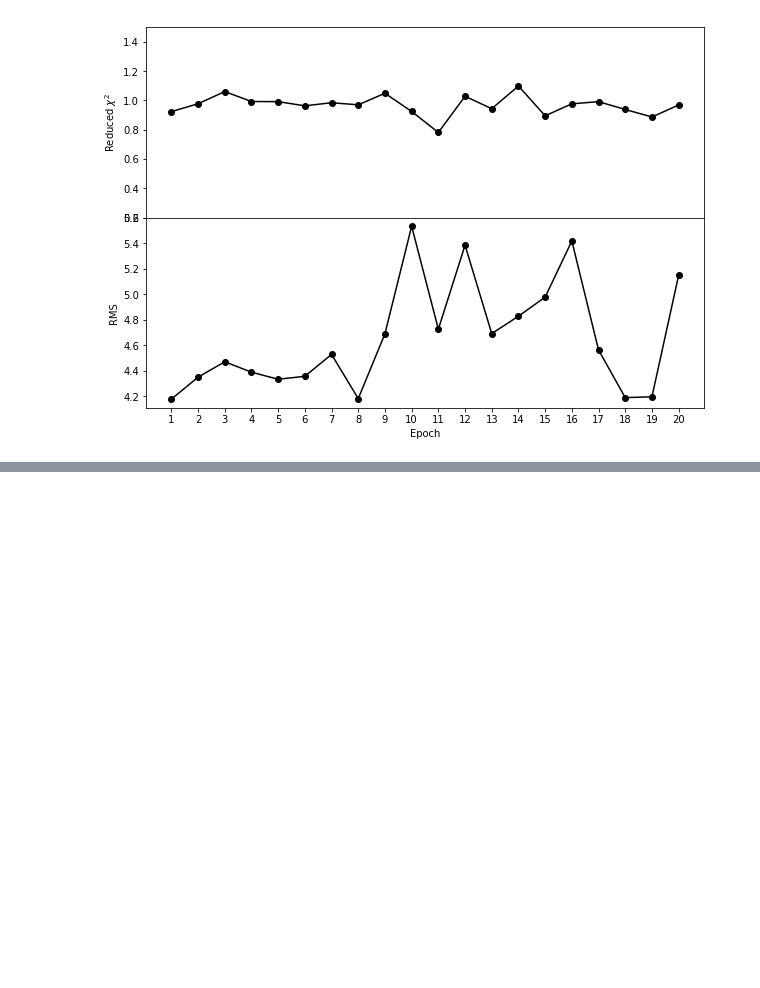
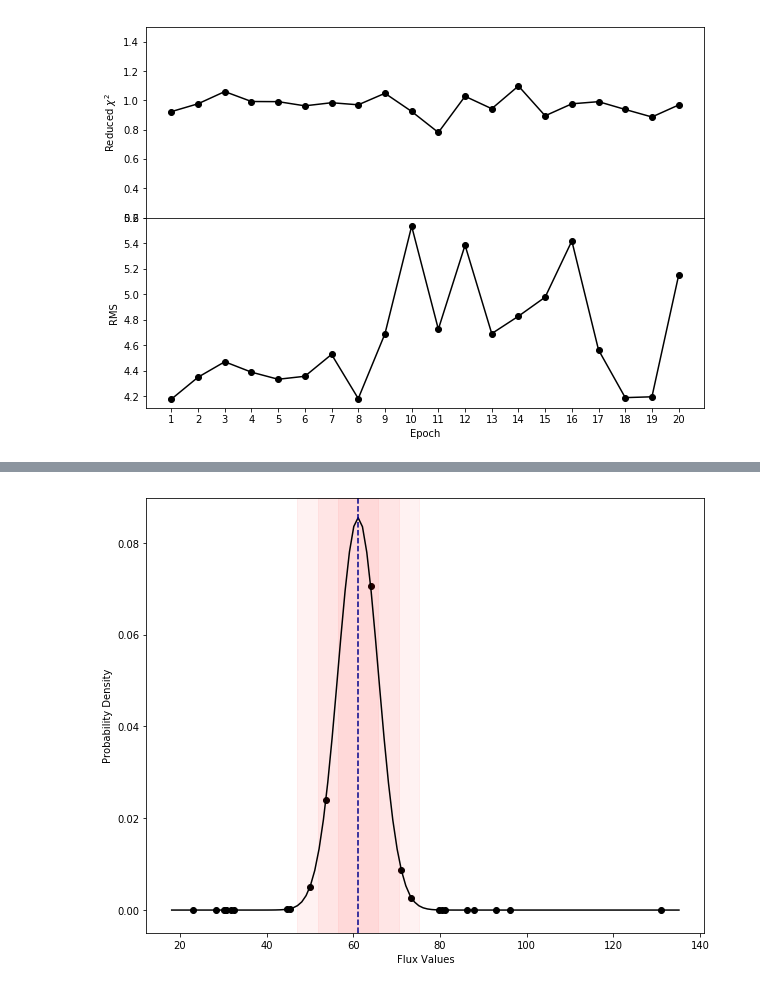
Before and after one commit to rvanlinge/radio_project, a Jupyter notebook: Statistical testing.ipynb, the cells around one changed output, grey strips where cells are left out. Cells and saved outputs as stored; diff of their text form; code cells hidden in the pictures; blank space fills up the shorter version.

```diff
--- a/Statistical testing.ipynb
+++ b/Statistical testing.ipynb
@@ -179,0 +490,14 @@ dt
+# %%
+x_axis = np.arange(np.amin(e13['re'])-5,np.amax(e13['re']+5),1)
+plt.figure(figsize=(10,8))
+plt.plot(x_axis,scipy.stats.norm.pdf(x_axis,mean,std),color='k')
+plt.scatter(e13['re'],scipy.stats.norm.pdf(e13['re'],mean,std),color='k',marker='o')
+plt.axvline(x=mean,linestyle='dashed',color='darkblue')
+plt.axvspan(xmin=mean-std,xmax=mean+std,color='red',alpha=0.05)
+plt.axvspan(xmin=mean-2*std,xmax=mean+2*std,color='red',alpha=0.05)
+plt.axvspan(xmin=mean-3*std,xmax=mean+3*std,color='red',alpha=0.05)
+plt.xlabel('Flux Values')
+plt.ylabel('Probability Density')
+plt.show()
+# %% [output]
+[figure, added]
```
Also changed, not shown: parts of 8 cells of this notebook, 7 other files.
